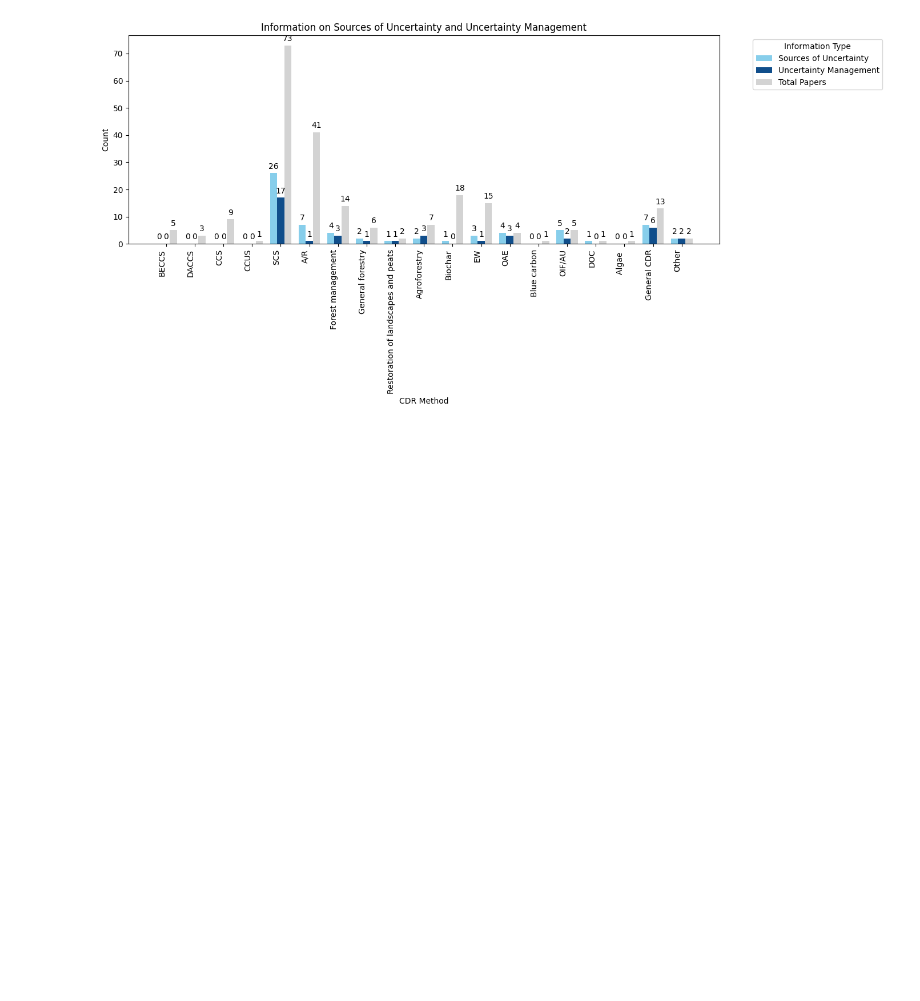
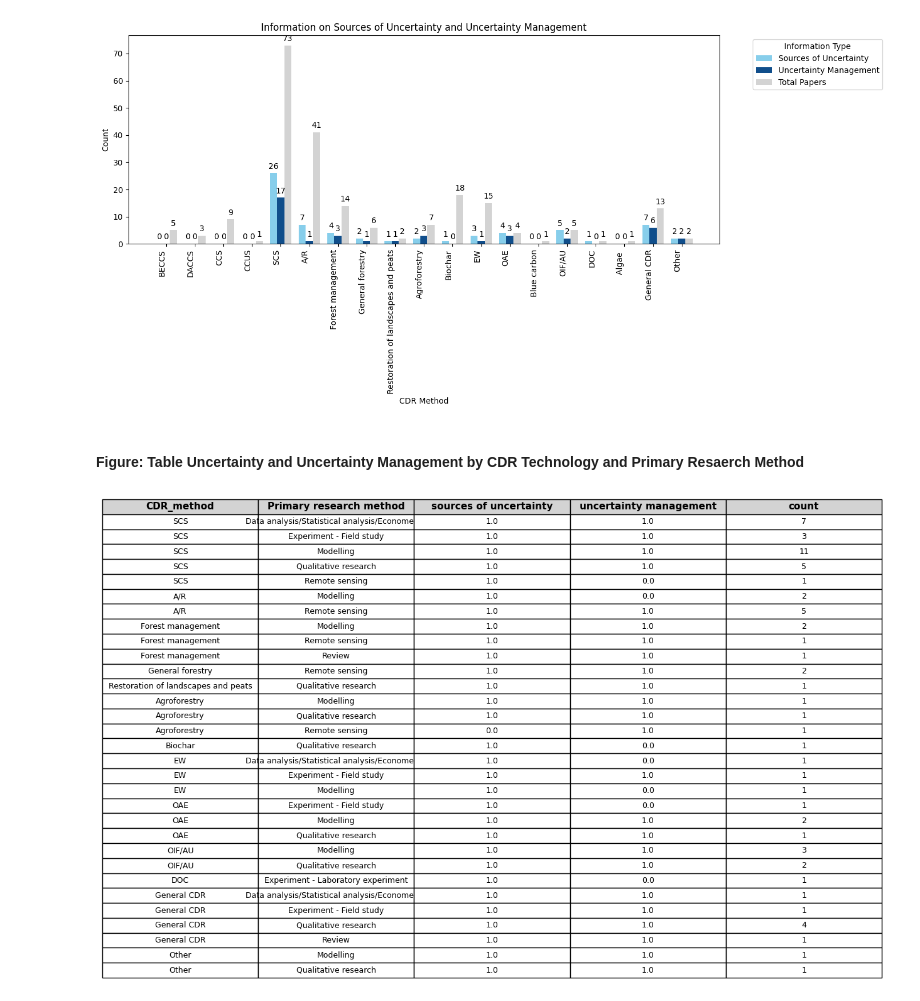
Before and after one commit to chamannt/MRV_CDR, a Jupyter notebook: MRVanalysis_MRVtopics.ipynb, the cells around one changed output. Saved outputs shown, nothing was run; the diff lists cells and outputs as text; code cells hidden in the pictures; blank space fills up the shorter version.

```diff
--- a/MRVanalysis_MRVtopics.ipynb
+++ b/MRVanalysis_MRVtopics.ipynb
@@ -1017,3 +1017,59 @@ plt.tight_layout()
 plt.show()
 # %% [output]
 [figure]
+# %% [markdown]
+#### Figure: Table Uncertainty and Uncertainty Management by CDR Technology and Primary Resaerch Method
+# %%
+# Filter the rows where either 'sources of uncertainty' or 'uncertainty management' is equal to 1
+df_uncertainty_table = df_CDRexplode[
+    (df_CDRexplode['sources of uncertainty'] == 1) | (df_CDRexplode['uncertainty management'] == 1)
+][['CDR_method', 'sources of uncertainty', 'uncertainty management', 'Primary research method']]
+
+# Create a pivot table to combine unique combinations and indicate if uncertainty was mentioned
+pivot_table = df_uncertainty_table.pivot_table(
+    index=['CDR_method', 'Primary research method'],  # Group by CDR method and Primary research method
+    values=['sources of uncertainty', 'uncertainty management'],  # Values to aggregate
+    aggfunc='max',  # Use max to indicate whether uncertainty or uncertainty management was mentioned
+    fill_value=0,  # Replace NaN with 0
+    observed=False,  # To match the observed behavior (avoid FutureWarning)
+).reset_index()
+
+# Add a count column to indicate how many studies are associated with each combination
+count_df = df_uncertainty_table.groupby(['CDR_method', 'Primary research method']).size().reset_index(name='count')
+
+# Merge the count column into the pivot table
+pivot_table = pivot_table.merge(count_df, on=['CDR_method', 'Primary research method'], how='left')
+
+# Create the figure and axis for the table
+fig, ax = plt.subplots(figsize=(14, 8))  # Adjust the figure size for readability
+
+# Hide axes
+ax.xaxis.set_visible(False)
+ax.yaxis.set_visible(False)
+ax.set_frame_on(False)
+
+# Create the table with the pivoted data
+table = ax.table(cellText=pivot_table.values,
+                 colLabels=pivot_table.columns,
+                 cellLoc='center',
+                 loc='center')
+
+# Adjust table settings for readability
+table.auto_set_font_size(False)
+table.set_fontsize(9)
+table.scale(1.5, 1.5)  # Adjust scale for wider columns
+
+# Customize the header with light grey fill and larger font
+for (i, j), cell in table.get_celld().items():
+    if i == 0:  # Header row
+        cell.set_fontsize(11)
+        cell.set_text_props(weight='bold')
+        cell.set_facecolor('#D3D3D3')  # Light grey background for headers
+
+# Set tight layout to prevent clipping
+plt.tight_layout()
+
+# Show the table
+plt.show()
+# %% [output]
+[figure, added]
```
